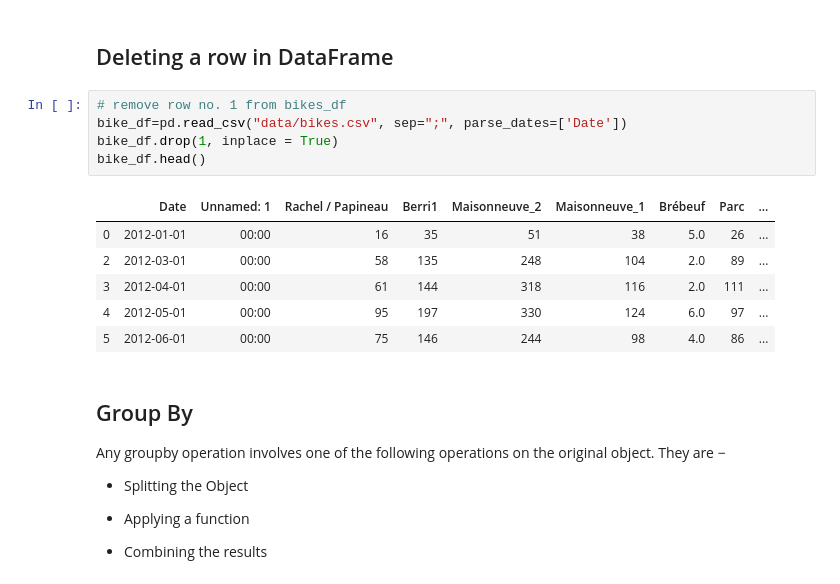
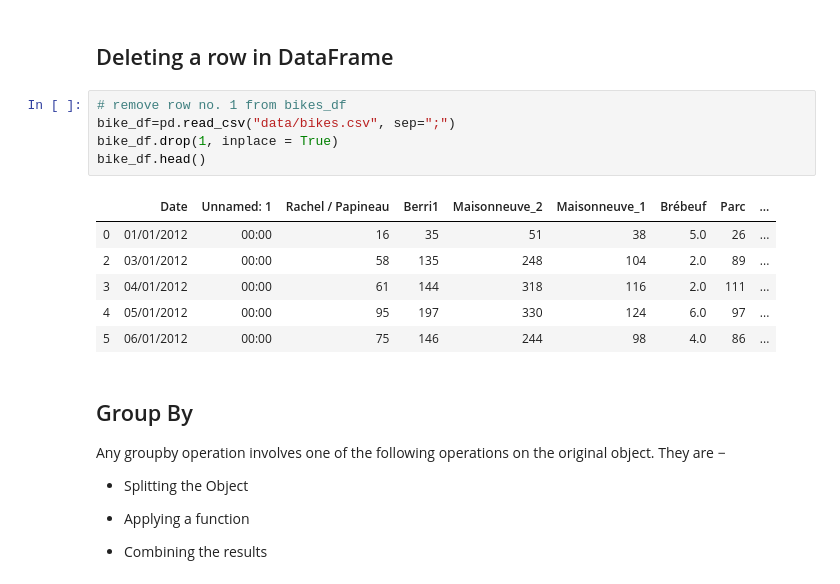
Before and after one commit to 12arpit/AI-Mafia-Machine-Learning, a Jupyter notebook: Pandas Exercise/Pandas_Exercise.ipynb, the cells around one changed output. Saved outputs shown, nothing was run; the diff lists cells and outputs as text.

```diff
--- a/Pandas Exercise/Pandas_Exercise.ipynb
+++ b/Pandas Exercise/Pandas_Exercise.ipynb
@@ -267,16 +279,16 @@ bike_df.head()
 ## Deleting a row in DataFrame
 # %%
 # remove row no. 1 from bikes_df
-bike_df=pd.read_csv("data/bikes.csv", sep=";", parse_dates=['Date'])
+bike_df=pd.read_csv("data/bikes.csv", sep=";")
 bike_df.drop(1, inplace = True)
 bike_df.head()
 # %% [output]
 |  | Date | Unnamed: 1 | Rachel / Papineau | Berri1 | Maisonneuve_2 | Maisonneuve_1 | Brébeuf | Parc | ... |
-| 0 | 2012-01-01 | 00:00 | 16 | 35 | 51 | 38 | 5.0 | 26 | ... |
-| 2 | 2012-03-01 | 00:00 | 58 | 135 | 248 | 104 | 2.0 | 89 | ... |
-| 3 | 2012-04-01 | 00:00 | 61 | 144 | 318 | 116 | 2.0 | 111 | ... |
-| 4 | 2012-05-01 | 00:00 | 95 | 197 | 330 | 124 | 6.0 | 97 | ... |
-| 5 | 2012-06-01 | 00:00 | 75 | 146 | 244 | 98 | 4.0 | 86 | ... |
+| 0 | 01/01/2012 | 00:00 | 16 | 35 | 51 | 38 | 5.0 | 26 | ... |
+| 2 | 03/01/2012 | 00:00 | 58 | 135 | 248 | 104 | 2.0 | 89 | ... |
+| 3 | 04/01/2012 | 00:00 | 61 | 144 | 318 | 116 | 2.0 | 111 | ... |
+| 4 | 05/01/2012 | 00:00 | 95 | 197 | 330 | 124 | 6.0 | 97 | ... |
+| 5 | 06/01/2012 | 00:00 | 75 | 146 | 244 | 98 | 4.0 | 86 | ... |
 # %% [markdown]
 ## Group By
 
```
Also changed, not shown: parts of 17 cells of this notebook.
